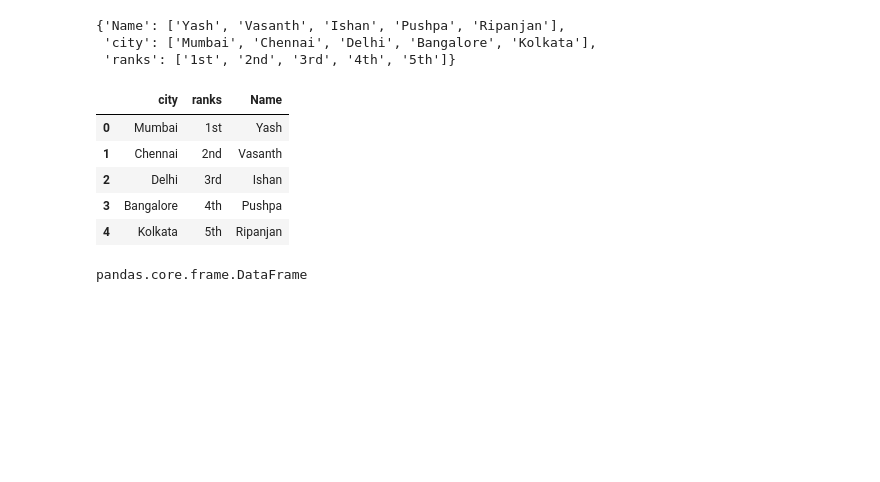
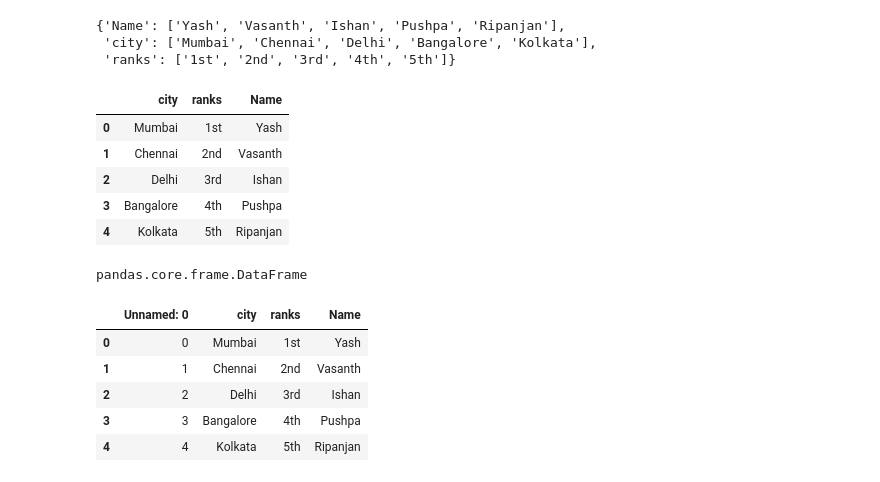
Before and after one commit to Ashish-Madathil/Rough, a Jupyter notebook: Rough_Random.ipynb, the cells around one changed output. Drawn from its saved outputs; the diff is of its cells as text; code cells hidden in the pictures; blank space fills up the shorter version.

```diff
--- a/Rough_Random.ipynb
+++ b/Rough_Random.ipynb
@@ -509,3 +509,15 @@ type(df)
 pandas.core.frame.DataFrame
 # %%
 df.to_csv('trial1.csv')
+# %%
+# /content/trial1.csv   Path of your file
+new = pd.read_csv('/content/trial1.csv')
+# %%
+new
+# %% [output]
+|  | Unnamed: 0 | city | ranks | Name |
+| 0 | 0 | Mumbai | 1st | Yash |
+| 1 | 1 | Chennai | 2nd | Vasanth |
+| 2 | 2 | Delhi | 3rd | Ishan |
+| 3 | 3 | Bangalore | 4th | Pushpa |
+| 4 | 4 | Kolkata | 5th | Ripanjan |
```
Also changed, not shown: parts of 12 cells of this notebook.
